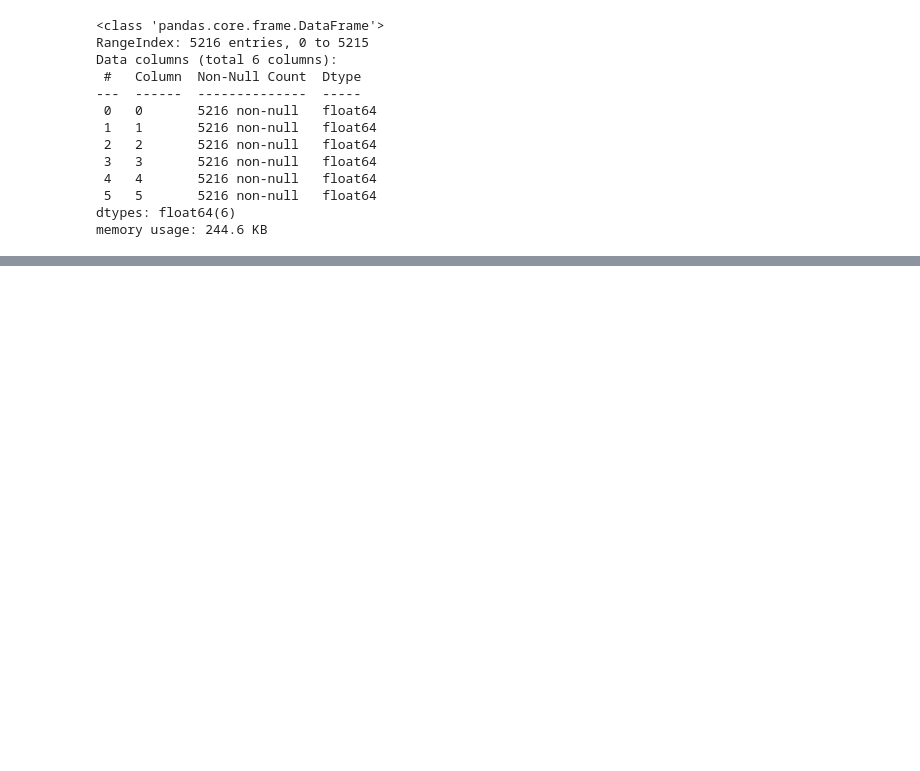
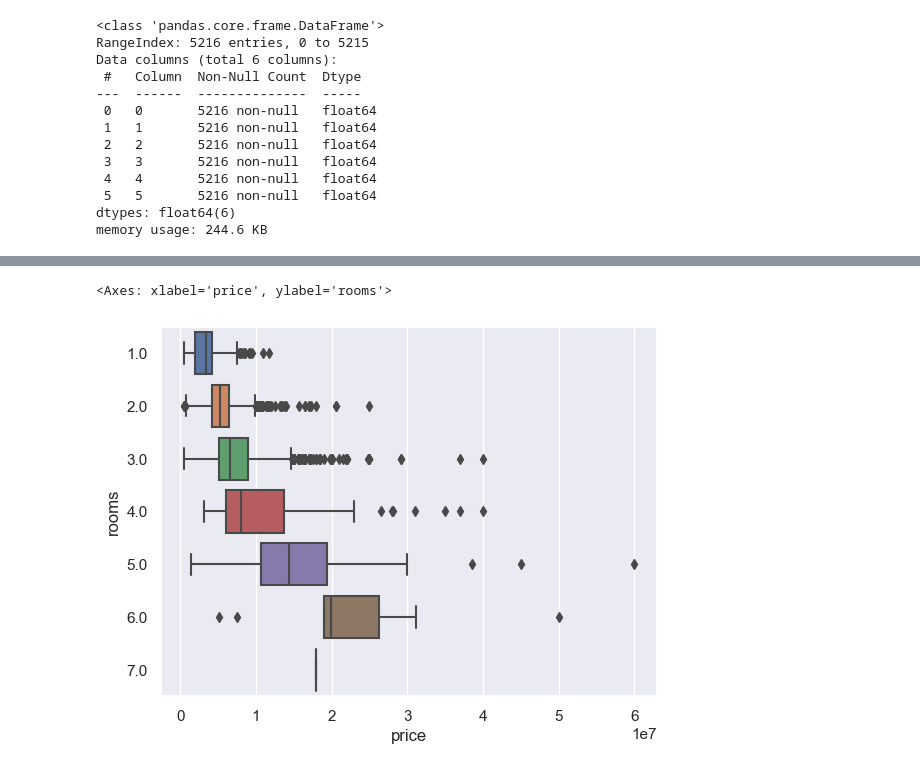
Before and after one commit to Aksyon/property_price_forecast, a Jupyter notebook: flats_project.ipynb, the cells around one changed output, grey strips where cells are left out. Saved outputs shown, nothing was run; the diff lists cells and outputs as text; code cells hidden in the pictures; blank space fills up the shorter version.

Commit message:
Add files via upload
Added research of real estate market in Tomsk with visualization.

```diff
--- a/flats_project.ipynb
+++ b/flats_project.ipynb
@@ -208,18 +202,0 @@ dataset.corr()
-# %%
-#Посмотрим наличие зависимостей между price и численными параметрами квартиры
-
-sns.set()
-fig,(ax1, ax2, ax3, ax4) = plt.subplots(nrows=4, ncols=1, figsize=(9, 20))
-
-ax1.scatter(x=dataset.rooms, y=dataset.price)
-ax1.set_xlabel('rooms')
-ax1.set_ylabel('price')
-ax2.scatter(x=dataset.full_area, y=dataset.price)
-ax2.set_xlabel('full_area')
-ax2.set_ylabel('price')
-ax3.scatter(x=dataset.living_area, y=dataset.price)
-ax3.set_xlabel('living_area')
-ax3.set_ylabel('price')
-ax4.scatter(x=dataset.kitchen_area, y=dataset.price)
-ax4.set_xlabel('living_area')
-ax4.set_ylabel('price')
@@ -228,0 +203,4 @@ Text(0, 0.5, 'price')
+# %%
+#Удалим строки с 0 прайсом, так как это целевая метрика для прогнозирования
+row_list = dataset[dataset['price']==0].index.tolist()
+dataset = dataset.drop(index=row_list)
@@ -228,0 +221,12 @@ Text(0, 0.5, 'price')
+# %%
+#Исследование рынка жилой недвижимости в Томске
+
+#Гипотеза 1: Количество комнат влияет на цену недвижимости
+
+sns.boxplot(data=dataset,
+           x='price',
+           y='rooms',
+           orient='h')
+# %% [output]
+<Axes: xlabel='price', ylabel='rooms'>
+[figure, added]
```
Also changed, not shown: parts of 34 cells of this notebook.
